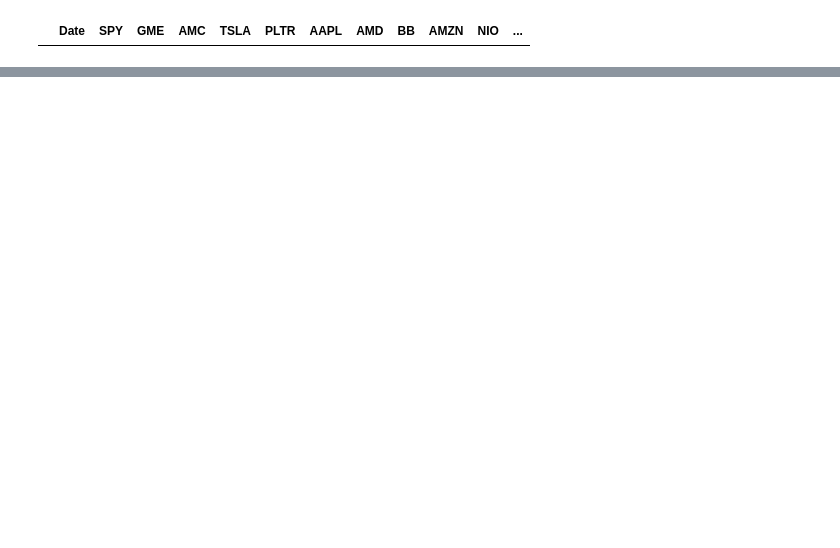
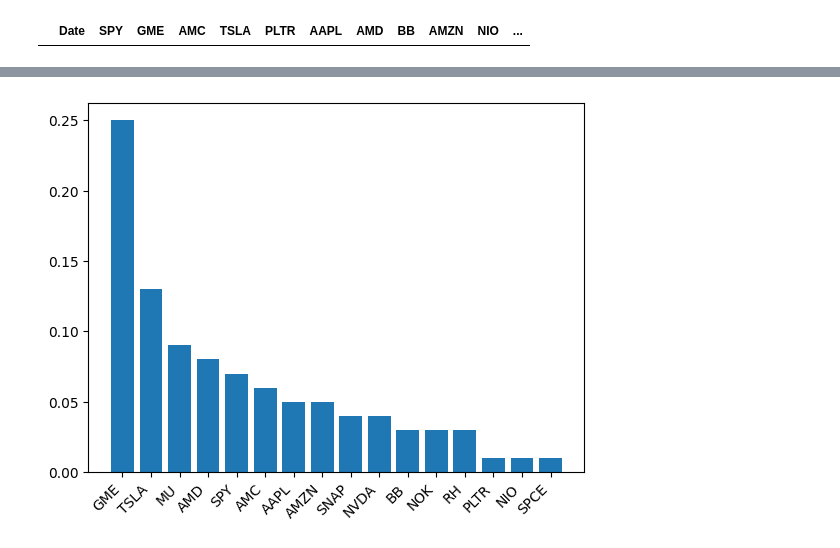
Before and after one commit to SebastianDixon/WSB_Quant, a Jupyter notebook: WSB_2.ipynb, the cells around one changed output, grey strips where cells are left out. Saved outputs shown, nothing was run; the diff lists cells and outputs as text; code cells hidden in the pictures; blank space fills up the shorter version.

```diff
--- a/WSB_2.ipynb
+++ b/WSB_2.ipynb
@@ -656,0 +733,13 @@ positions.head()
+# %%
+share = pd.read_csv("/content/drive/MyDrive/TOTAL_SHARE_STOCKS.csv")
+# %%
+total = sum(share['count'])
+share['Percentage'] = round(share['count'] / total, 2)
+# %%
+x = share['orgs']
+y = share['Percentage']
+plt.bar(x,y)
+plt.xticks(rotation=45, ha='right')
+plt.show()
+# %% [output]
+[figure, added]
```
Also changed, not shown: parts of 39 cells of this notebook.
